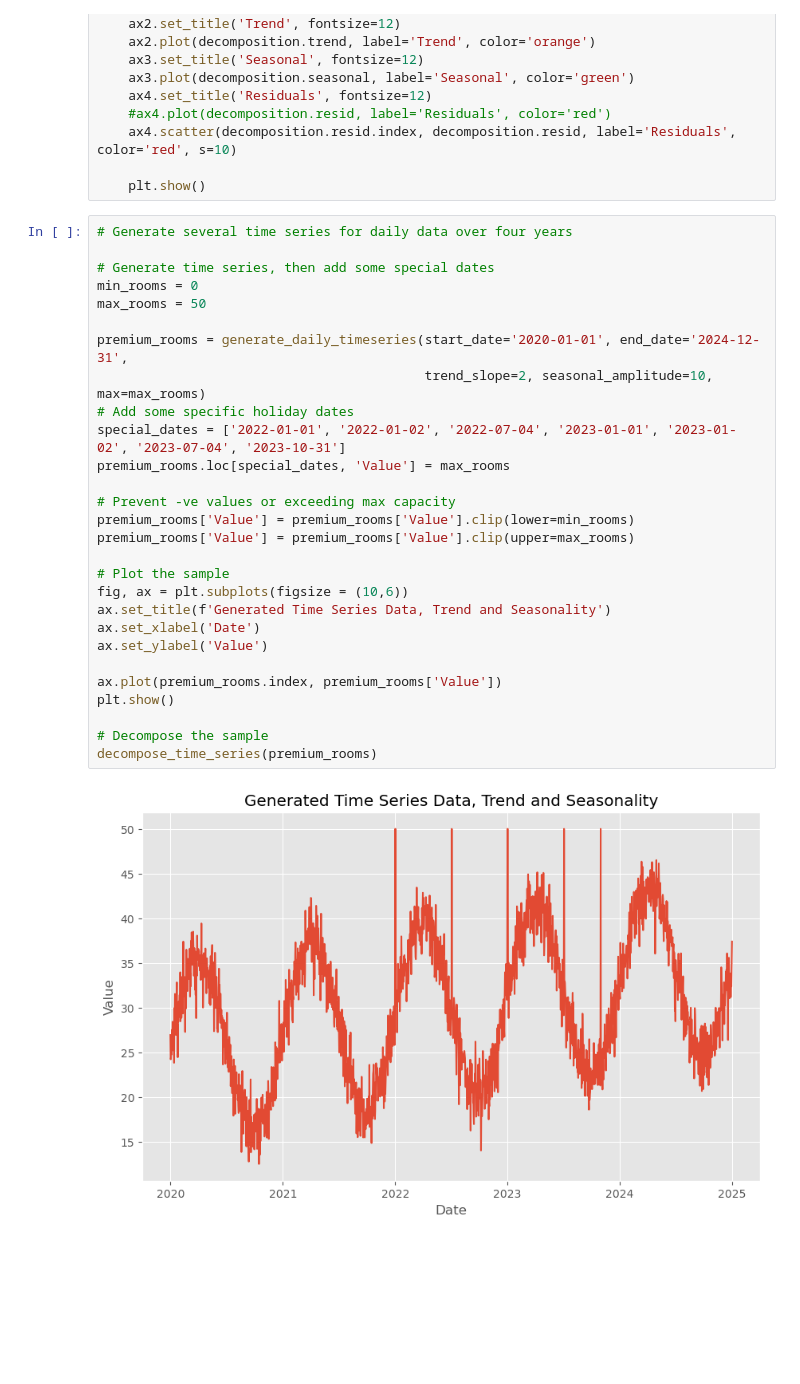
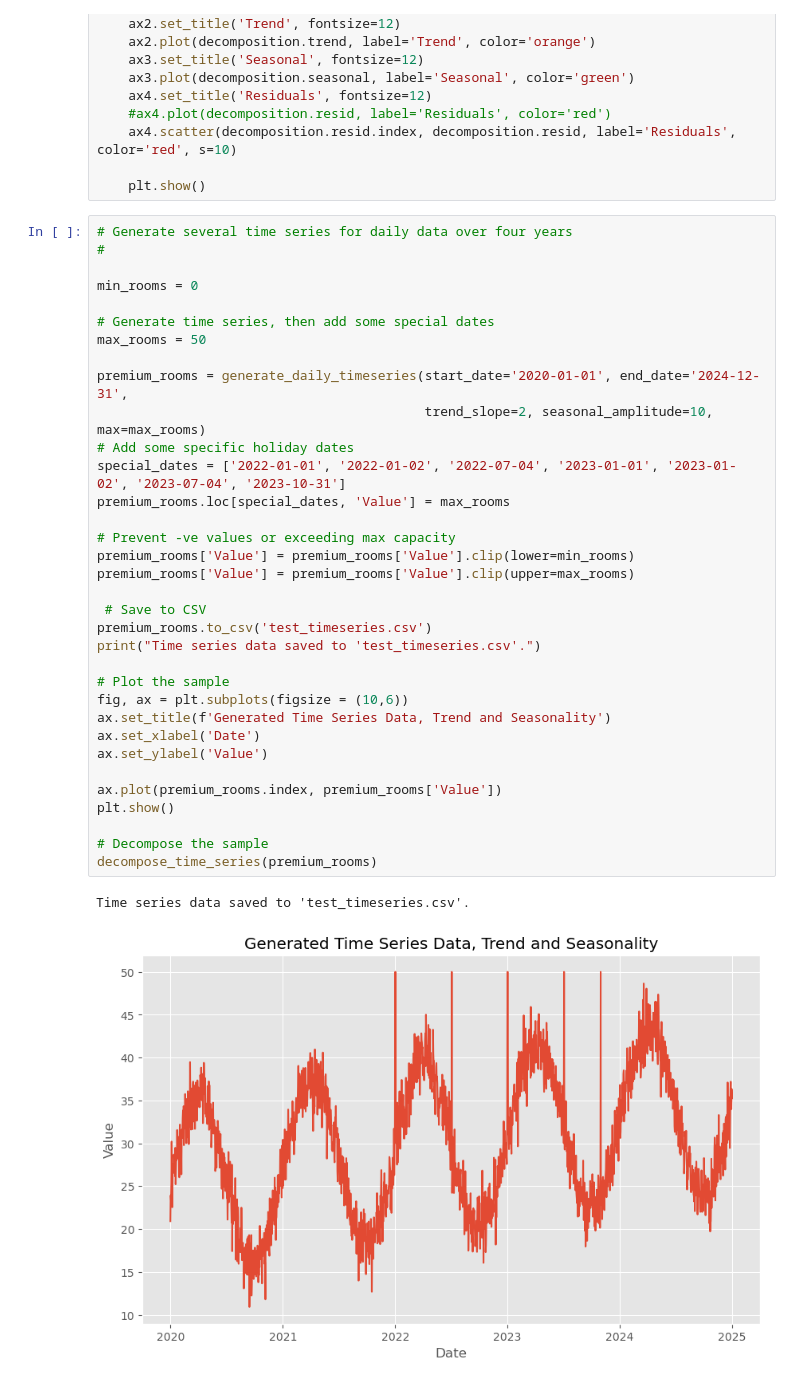
Before and after one commit to StuartG24/Travel_Co_Analysis, a Jupyter notebook: Notebooks_Data_Generation/Occupancy_Gen_Single.ipynb, the cells around one changed output. Saved outputs shown, nothing was run; the diff lists cells and outputs as text; blank space fills up the shorter version.

```diff
--- a/Notebooks_Data_Generation/Occupancy_Gen_Single.ipynb
+++ b/Notebooks_Data_Generation/Occupancy_Gen_Single.ipynb
@@ -61,31 +60,38 @@ def decompose_time_series(df):
     plt.show()
 # %%
 # Generate several time series for daily data over four years
+#
+
+min_rooms = 0
 
 # Generate time series, then add some special dates
-min_rooms = 0
 max_rooms = 50
 
 premium_rooms = generate_daily_timeseries(start_date='2020-01-01', end_date='2024-12-31',
                                           trend_slope=2, seasonal_amplitude=10, max=max_rooms)
 # Add some specific holiday dates
 special_dates = ['2022-01-01', '2022-01-02', '2022-07-04', '2023-01-01', '2023-01-02', '2023-07-04', '2023-10-31']
 premium_rooms.loc[special_dates, 'Value'] = max_rooms
 
 # Prevent -ve values or exceeding max capacity
 premium_rooms['Value'] = premium_rooms['Value'].clip(lower=min_rooms)
 premium_rooms['Value'] = premium_rooms['Value'].clip(upper=max_rooms)
 
+ # Save to CSV
+premium_rooms.to_csv('test_timeseries.csv')
+print("Time series data saved to 'test_timeseries.csv'.")
+
 # Plot the sample
 fig, ax = plt.subplots(figsize = (10,6))
 ax.set_title(f'Generated Time Series Data, Trend and Seasonality')
 ax.set_xlabel('Date')
 ax.set_ylabel('Value')
 
 ax.plot(premium_rooms.index, premium_rooms['Value'])
 plt.show()
 
 # Decompose the sample
 decompose_time_series(premium_rooms)
 # %% [output]
+Time series data saved to 'test_timeseries.csv'.
-[figure, old version]
+[figure, new version]
```
Also changed, not shown: parts of 2 cells of this notebook, 5 other files.
